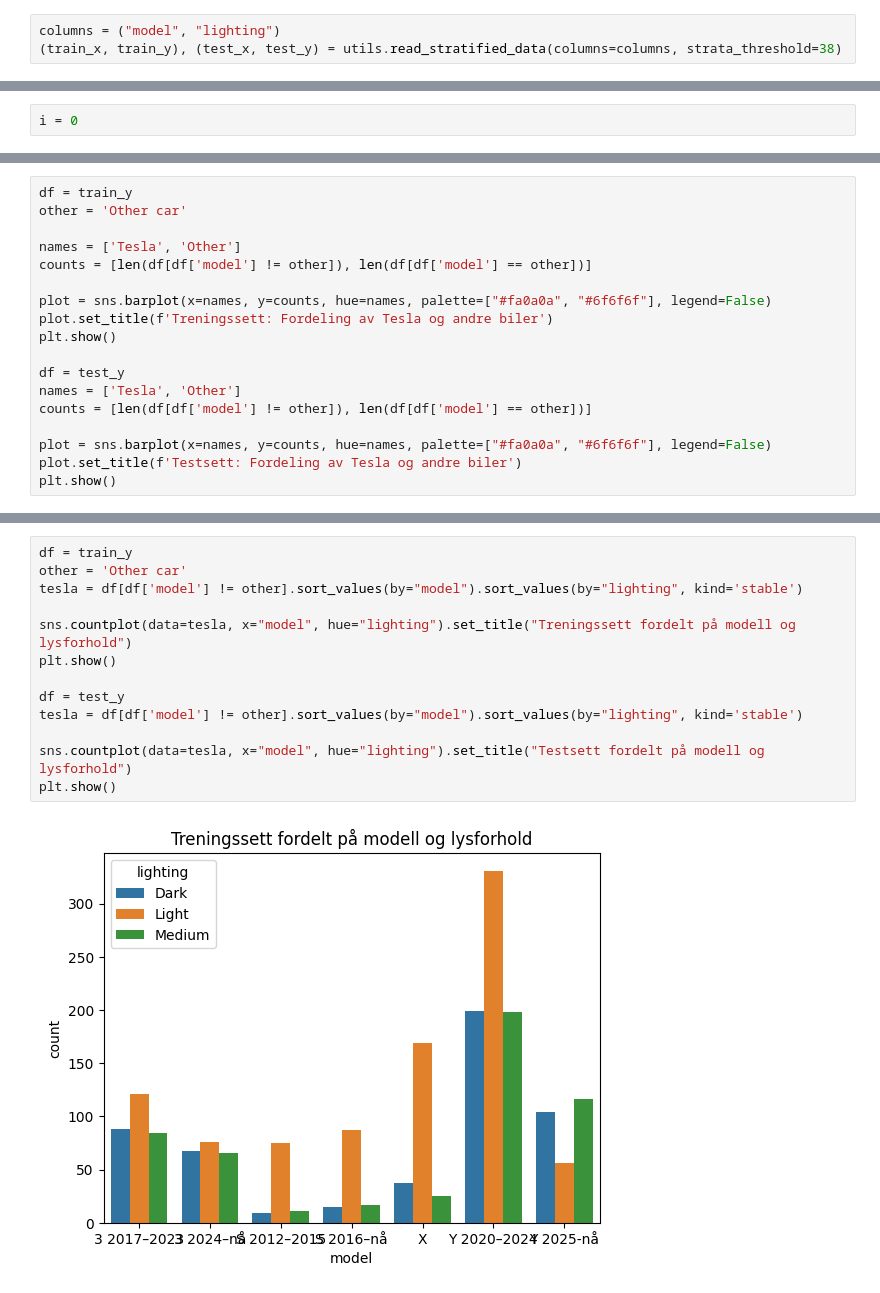
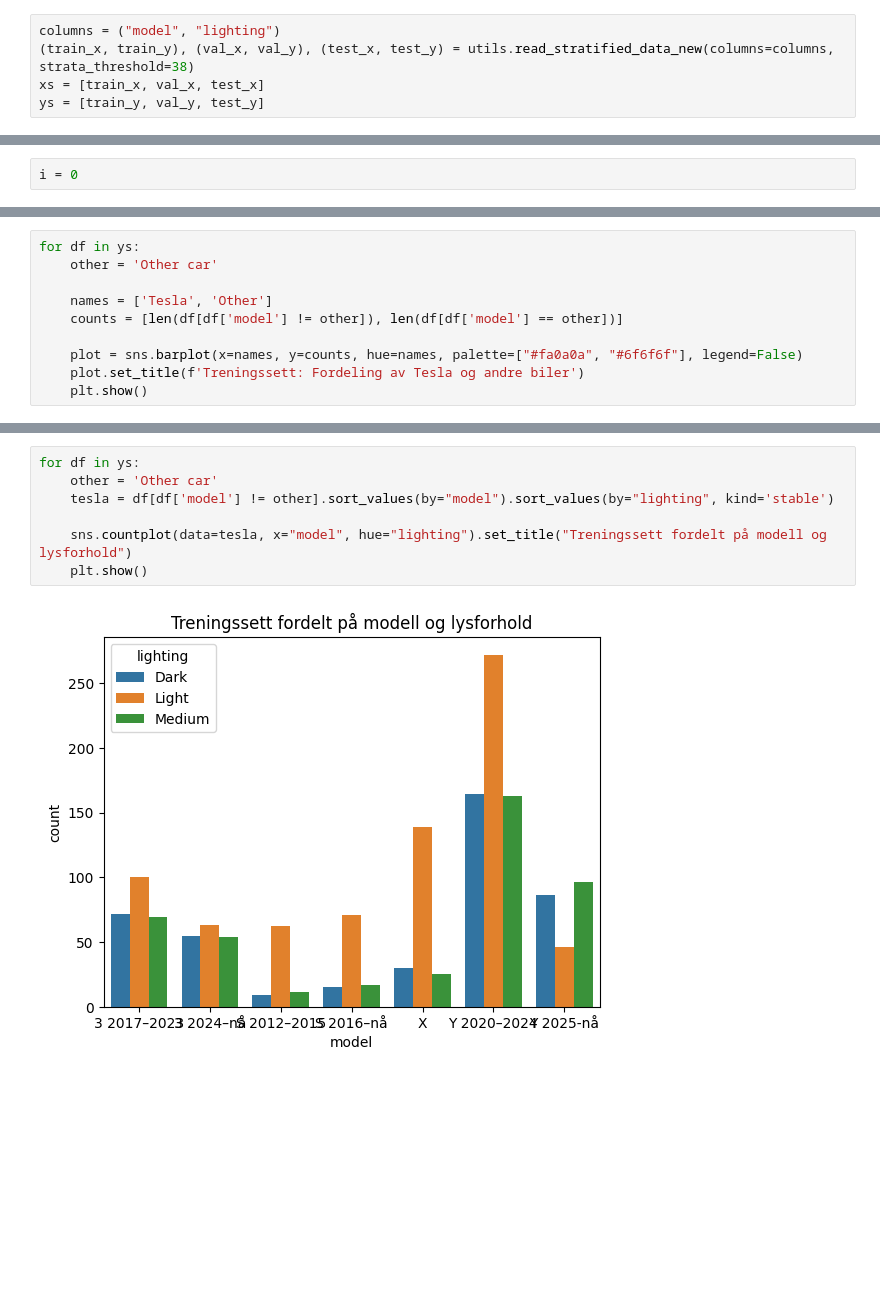
Before and after one commit to jkaste03/visual-vehicle-recognition-varying-lighting-conditions, a Jupyter notebook: notebooks/utils_test.ipynb, the cells around one changed output, grey strips where cells are left out. Saved outputs shown, nothing was run; the diff lists cells and outputs as text; blank space fills up the shorter version.

```diff
--- a/notebooks/utils_test.ipynb
+++ b/notebooks/utils_test.ipynb
@@ -14,7 +14,9 @@ To enable the following instructions: AVX2 AVX_VNNI FMA, in other operations, re
 other = 'Other car'
 # %%
 columns = ("model", "lighting")
-(train_x, train_y), (test_x, test_y) = utils.read_stratified_data(columns=columns, strata_threshold=38)
+(train_x, train_y), (val_x, val_y), (test_x, test_y) = utils.read_stratified_data_new(columns=columns, strata_threshold=38)
+xs = [train_x, val_x, test_x]
+ys = [train_y, val_y, test_y]
 # %% [output]
 /mnt/d/skole/dat191/visual-vehicle-recognition-varying-lighting-conditions/datasett/kisspng-2018-tesla-model-s-tesla-motors-car-ele_fLj30kA.2230115115224762368998.png
 /mnt/d/skole/dat191/visual-vehicle-recognition-varying-lighting-conditions/datasett/Edmu_EmY1CYe.-2020-Tesla-Model-Ywire-38540856-1611748943-973_634x3962-1280x720.jpg
@@ -197,19 +207,11 @@ functional_model.evaluate(test_x, test_y_new)
 # %%
-df = train_y
-other = 'Other car'
+for df in ys:
+    other = 'Other car'
 
-names = ['Tesla', 'Other']
-counts = [len(df[df['model'] != other]), len(df[df['model'] == other])]
+    names = ['Tesla', 'Other']
+    counts = [len(df[df['model'] != other]), len(df[df['model'] == other])]
 
-plot = sns.barplot(x=names, y=counts, hue=names, palette=["#fa0a0a", "#6f6f6f"], legend=False)
-plot.set_title(f'Treningssett: Fordeling av Tesla og andre biler')
-plt.show()
-
-df = test_y
-names = ['Tesla', 'Other']
-counts = [len(df[df['model'] != other]), len(df[df['model'] == other])]
-
-plot = sns.barplot(x=names, y=counts, hue=names, palette=["#fa0a0a", "#6f6f6f"], legend=False)
-plot.set_title(f'Testsett: Fordeling av Tesla og andre biler')
-plt.show()
+    plot = sns.barplot(x=names, y=counts, hue=names, palette=["#fa0a0a", "#6f6f6f"], legend=False)
+    plot.set_title(f'Treningssett: Fordeling av Tesla og andre biler')
+    plt.show()
 # %% [output]
@@ -218,15 +221,9 @@ plt.show()
 # %%
-df = train_y
-other = 'Other car'
-tesla = df[df['model'] != other].sort_values(by="model").sort_values(by="lighting", kind='stable')
+for df in ys:
+    other = 'Other car'
+    tesla = df[df['model'] != other].sort_values(by="model").sort_values(by="lighting", kind='stable')
 
-sns.countplot(data=tesla, x="model", hue="lighting").set_title("Treningssett fordelt på modell og lysforhold")
-plt.show()
-
-df = test_y
-tesla = df[df['model'] != other].sort_values(by="model").sort_values(by="lighting", kind='stable')
-
-sns.countplot(data=tesla, x="model", hue="lighting").set_title("Testsett fordelt på modell og lysforhold")
-plt.show()
+    sns.countplot(data=tesla, x="model", hue="lighting").set_title("Treningssett fordelt på modell og lysforhold")
+    plt.show()
 # %% [output]
-[figure, old version]
+[figure, new version]
```
Also changed, not shown: parts of 12 cells of this notebook, 6 other files.
